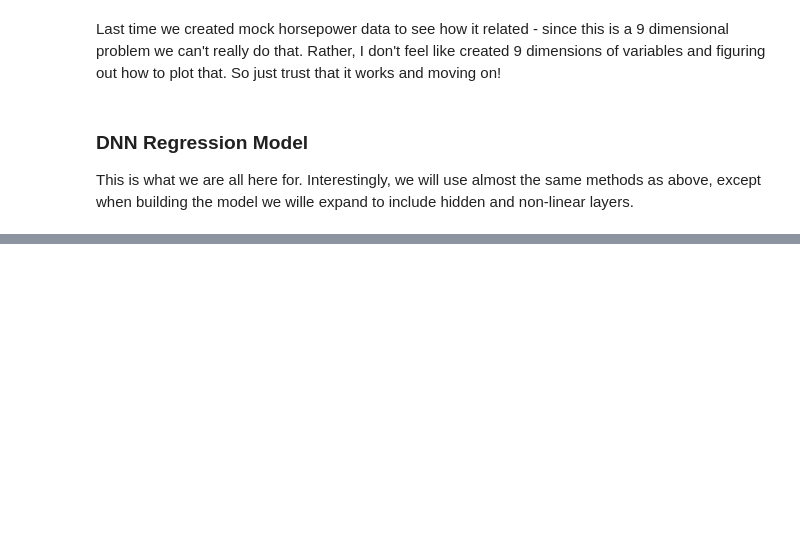
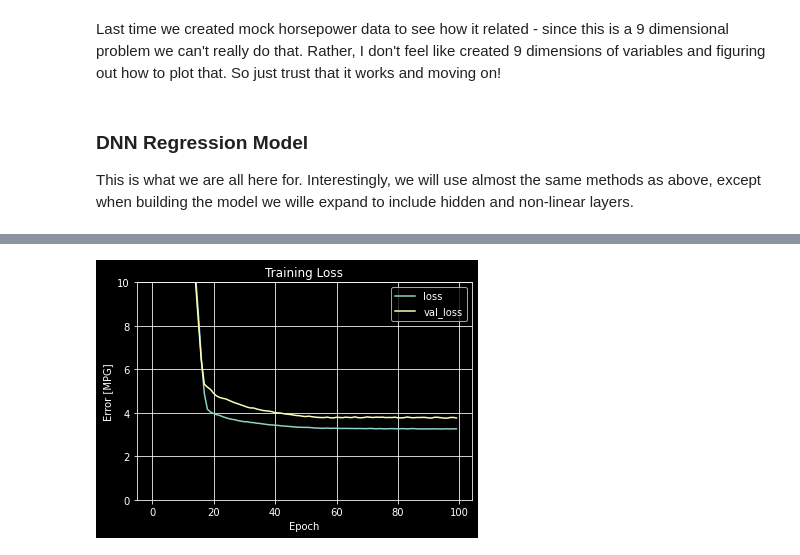
Before and after one commit to acherrera/machine_learning_learning, a Jupyter notebook: tutorials/06_regression/06_regression.ipynb, the cells around one changed output, grey strips where cells are left out. Drawn from its saved outputs; the diff is of its cells as text; code cells hidden in the pictures; blank space fills up the shorter version.

```diff
--- a/tutorials/06_regression/06_regression.ipynb
+++ b/tutorials/06_regression/06_regression.ipynb
@@ -348,3 +351,24 @@ Last time we created mock horsepower data to see how it related - since this is
 # %% [markdown]
 ### DNN Regression Model
 This is what we are all here for. Interestingly, we will use almost the same methods as above, except when building the model we wille expand to include hidden and non-linear layers.
+# %%
+# build and compile modle - relu is a non-linear activation so should give better results
+def build_and_compile_model(norm):
+    """
+    Compile a model using the inputs as a starting point. In this way, we can use one or 100 inputs
+    and it will create the model for the given inputs
+    """
+    model = keras.Sequential([
+        norm,
+        layers.Dense(64, activation='relu'),
+        layers.Dense(64, activation='relu'),
+        layers.Dense(1)
+    ])
+
+    model.compile(loss='mean_absolute_error',
+                  optimizer=tf.keras.optimizers.Adam(0.001))
+    return model
+# %%
+# get the model and go
+dnn_horsepower_model = build_and_compile_model(horsepower_normalizer)
+dnn_horsepower_model.summary()
@@ -350,0 +392,6 @@ This is what we are all here for. Interestingly, we will use almost the same met
+# %%
+%%time
+history = dnn_horsepower_model.fit(
+    train_features['Horsepower'], train_labels,
+    validation_split=0.2,
+    verbose=0, epochs=100)
@@ -350,0 +400,4 @@ This is what we are all here for. Interestingly, we will use almost the same met
+# %%
+plot_loss(history)
+# %% [output]
+[figure, added]
```
Also changed, not shown: parts of 23 cells of this notebook, 4 other files.
